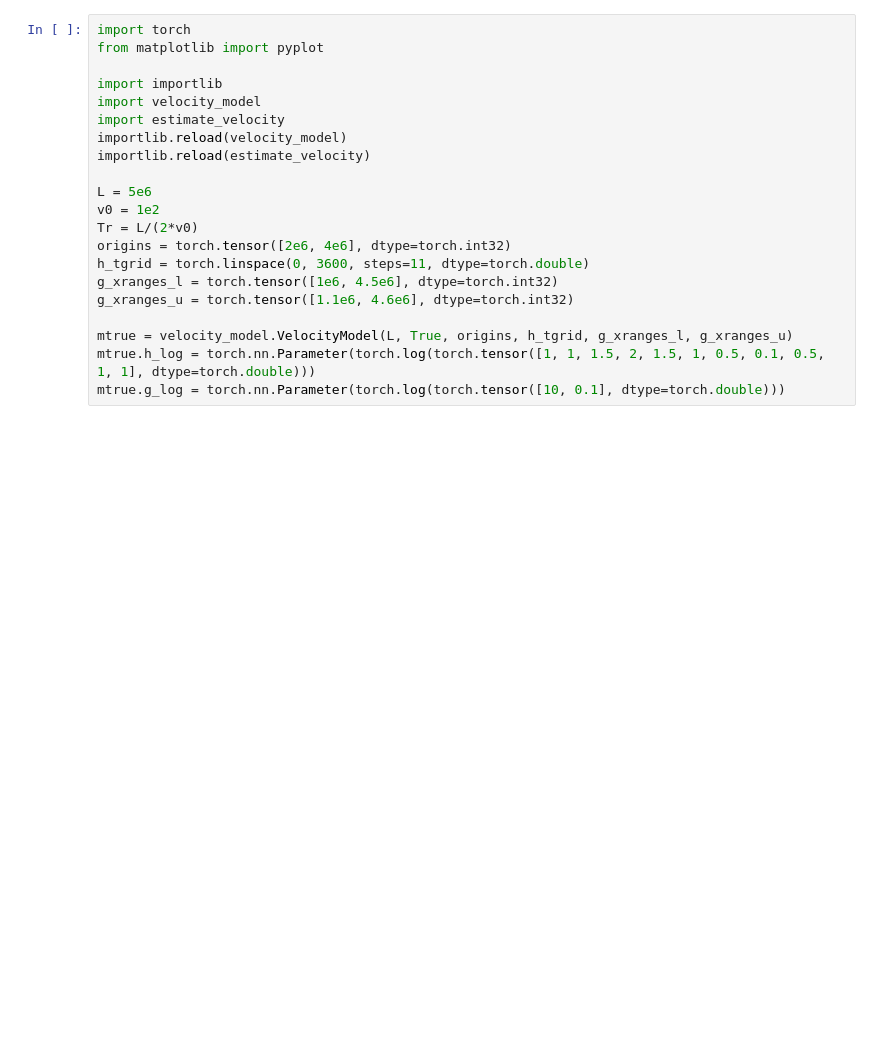
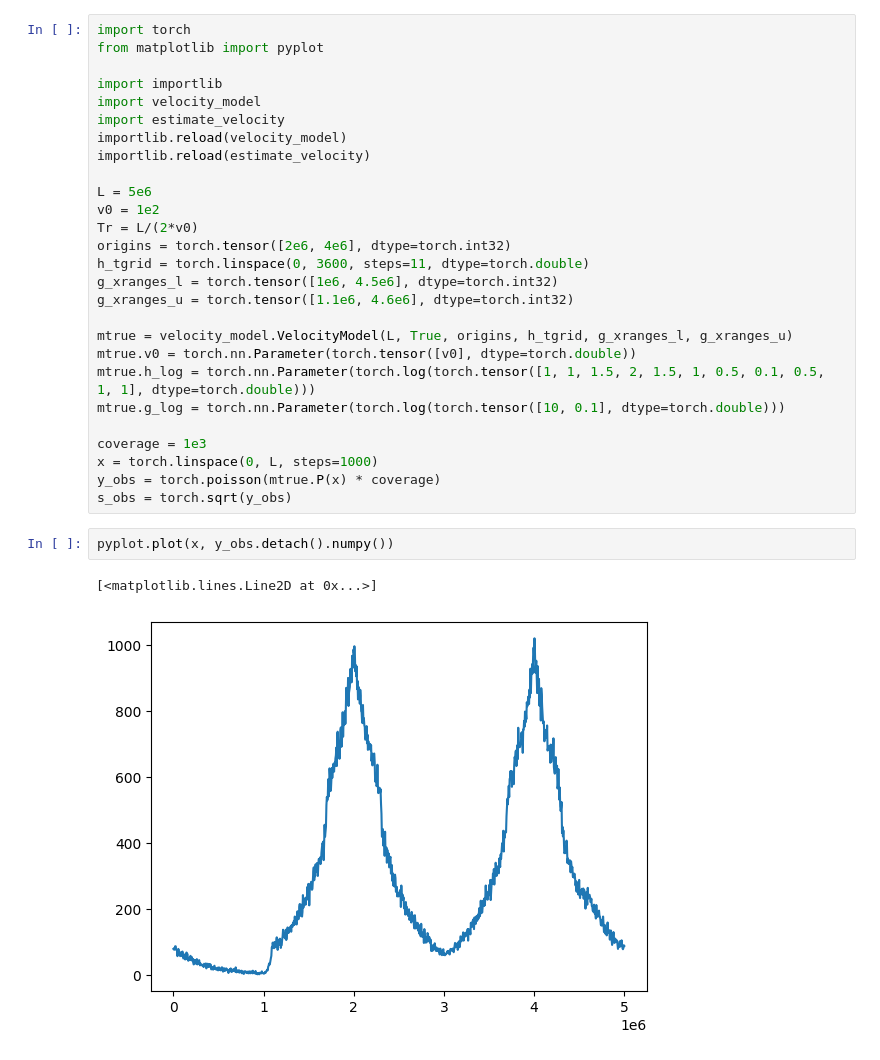
Before and after one commit to oist/VeloGP, a Jupyter notebook: velogp/test_velocity_estimation.ipynb, the cells around one changed output. Drawn from its saved outputs; the diff is of its cells as text; blank space fills up the shorter version.

```diff
--- a/velogp/test_velocity_estimation.ipynb
+++ b/velogp/test_velocity_estimation.ipynb
@@ -17,6 +17,17 @@ g_xranges_l = torch.tensor([1e6, 4.5e6], dtype=torch.int32)
 g_xranges_u = torch.tensor([1.1e6, 4.6e6], dtype=torch.int32)
 
 mtrue = velocity_model.VelocityModel(L, True, origins, h_tgrid, g_xranges_l, g_xranges_u)
+mtrue.v0 = torch.nn.Parameter(torch.tensor([v0], dtype=torch.double))
 mtrue.h_log = torch.nn.Parameter(torch.log(torch.tensor([1, 1, 1.5, 2, 1.5, 1, 0.5, 0.1, 0.5, 1, 1], dtype=torch.double)))
 mtrue.g_log = torch.nn.Parameter(torch.log(torch.tensor([10, 0.1], dtype=torch.double)))
+
+coverage = 1e3
+x = torch.linspace(0, L, steps=1000)
+y_obs = torch.poisson(mtrue.P(x) * coverage)
+s_obs = torch.sqrt(y_obs)
+# %%
+pyplot.plot(x, y_obs.detach().numpy())
+# %% [output]
+[<matplotlib.lines.Line2D at 0x...>]
+[figure, added]
 # %%
```
Also changed, not shown: parts of 3 cells of this notebook.
